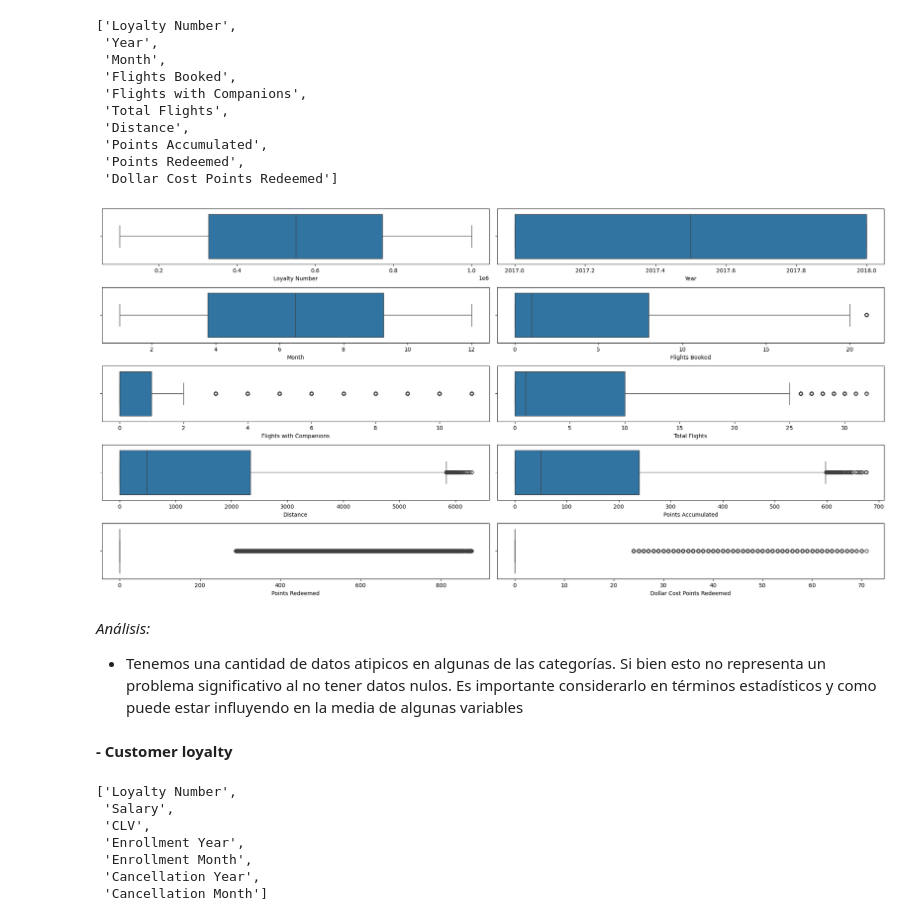
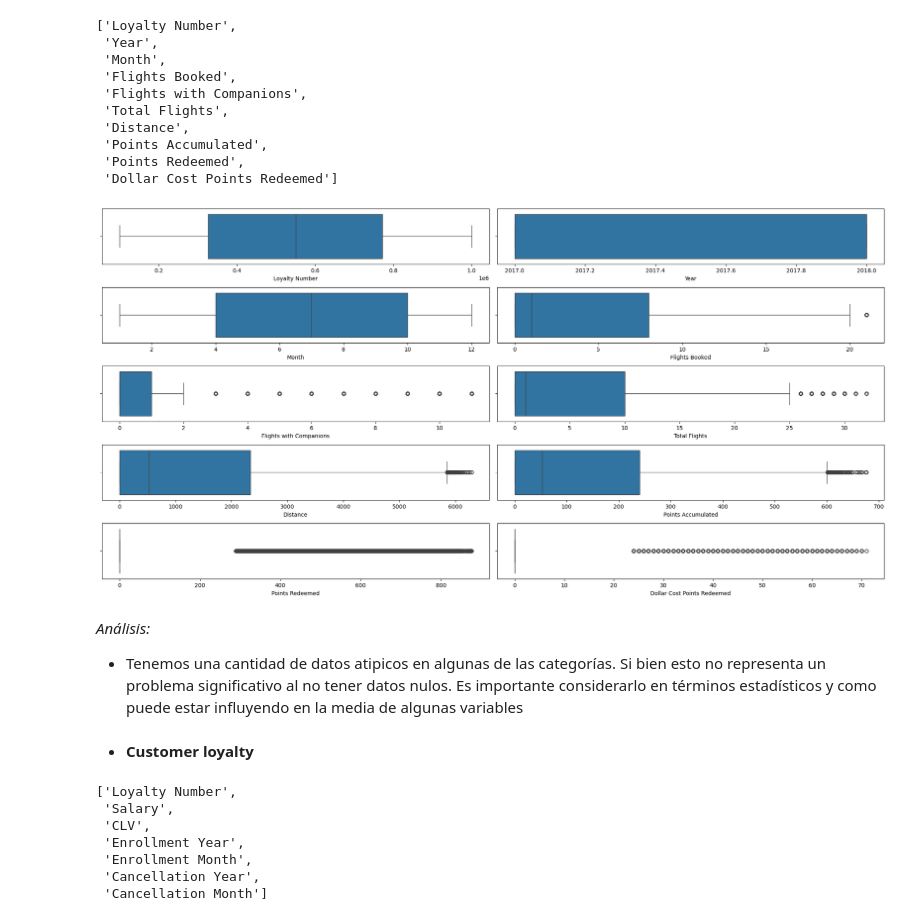
Before and after one commit to Adalab/bda-modulo-3-evaluacion-final-AndreaGonzalezG, a Jupyter notebook: Examen_mod_3.ipynb, the cells around one changed output. Drawn from its saved outputs; the diff is of its cells as text; code cells hidden in the pictures.

```diff
--- a/Examen_mod_3.ipynb
+++ b/Examen_mod_3.ipynb
@@ -161,0 +171,2 @@ Index(['Salary', 'Cancellation Year', 'Cancellation Month'], dtype='object')
+# %%
+df_cust_flight1 = df_cust_flight.drop_duplicates()
@@ -164,9 +185,9 @@ Index(['Salary', 'Cancellation Year', 'Cancellation Month'], dtype='object')
 # %% [markdown]
 - Customer flight
 # %%
-for col in df_cust_flight.columns:
+for col in df_cust_flight1.columns:
     print(f"La distribución de las categorías para la columna {col.upper()}")
-    display(df_cust_flight[col].value_counts() / df_cust_flight.shape[0])  # display es una función utilizada para mostrar objetos de manera más legible en Jupyter Notebooks o entornos similares.
+    display(df_cust_flight1[col].value_counts() / df_cust_flight1.shape[0])
     print("........................")
 # %% [output]
 La distribución de las categorías para la columna LOYALTY NUMBER
@@ -407,7 +428,7 @@ df_cust_loyal.describe(include = "object").T
 # %% [markdown]
 **- Customer flight**
 # %%
-columnas_num= df_cust_flight.select_dtypes(include = np.number).columns.tolist()
+columnas_num= df_cust_flight1.select_dtypes(include = np.number).columns.tolist()
 columnas_num
 # %% [output]
 ['Loyalty Number',
@@ -423,22 +444,22 @@ columnas_num
 # %%
 #Valores atipicos o outliers
 
 
 fig, axes = plt.subplots(nrows = 5, ncols = 2, figsize = (20,10))
 
 axes = axes.flat
 
 for indice, col in enumerate(columnas_num):
-    sns.boxplot(x = col, data =df_cust_flight, ax = axes[indice])
+    sns.boxplot(x = col, data =df_cust_flight1, ax = axes[indice])
 
 plt.tight_layout();
 # %% [output]
-[figure, old version]
+[figure, new version]
 # %% [markdown]
 *Análisis:*
 - Tenemos una cantidad de datos atipicos en algunas de las categorías. Si bien esto no representa un problema significativo al no tener datos nulos. Es importante considerarlo en términos estadísticos y como puede estar influyendo en la media de algunas variables
 # %% [markdown]
-**- Customer loyalty**
+- **Customer loyalty**
 # %%
 columnas_num= df_cust_loyal.select_dtypes(include = np.number).columns.tolist()
 columnas_num
```
Also changed, not shown: parts of 33 cells of this notebook.
